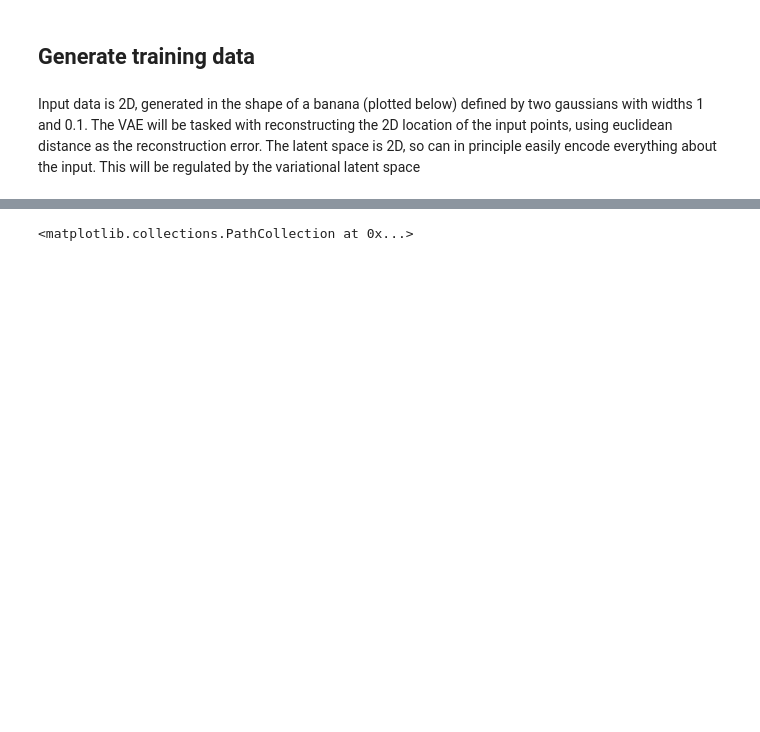
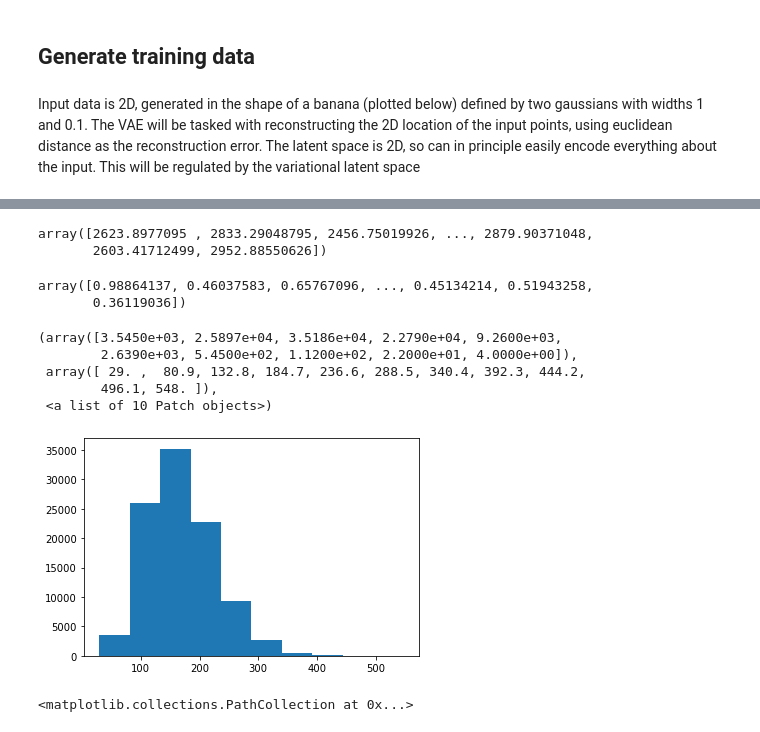
Before and after one commit to jackhcollins/EMD_VAE, a Jupyter notebook: particle_categorical.ipynb, the cells around one changed output, grey strips where cells are left out. Saved outputs shown, nothing was run; the diff lists cells and outputs as text; code cells hidden in the pictures; blank space fills up the shorter version.

```diff
--- a/particle_categorical.ipynb
+++ b/particle_categorical.ipynb
@@ -238,0 +279,4 @@ plt.show()
+# %%
+data_reshaped = np.reshape(data[:,:700*3],(-1,700,3))
+# %%
+numparticles = np.sum(data_reshaped[:,:,0]>0, axis=1)
@@ -238,0 +285,5 @@ plt.show()
+# %%
+pts
+# %% [output]
+array([2623.8977095 , 2833.29048795, 2456.75019926, ..., 2879.90371048,
+       2603.41712499, 2952.88550626])
@@ -239,3 +292,17 @@ plt.show()
+# %%
+frac100
+# %% [output]
+array([0.98864137, 0.46037583, 0.65767096, ..., 0.45134214, 0.51943258,
+       0.36119036])
+# %%
+plt.hist(numparticles)
+# %% [output]
+(array([3.5450e+03, 2.5897e+04, 3.5186e+04, 2.2790e+04, 9.2600e+03,
+        2.6390e+03, 5.4500e+02, 1.1200e+02, 2.2000e+01, 4.0000e+00]),
+ array([ 29. ,  80.9, 132.8, 184.7, 236.6, 288.5, 340.4, 392.3, 444.2,
+        496.1, 548. ]),
+ <a list of 10 Patch objects>)
+[figure, added]
 # %%
 plt.scatter(valid_data[:,0],valid_data[:,1],s=0.1,alpha=0.1)
 # %% [output]
```
Also changed, not shown: parts of 14 cells of this notebook, 1 other file.
